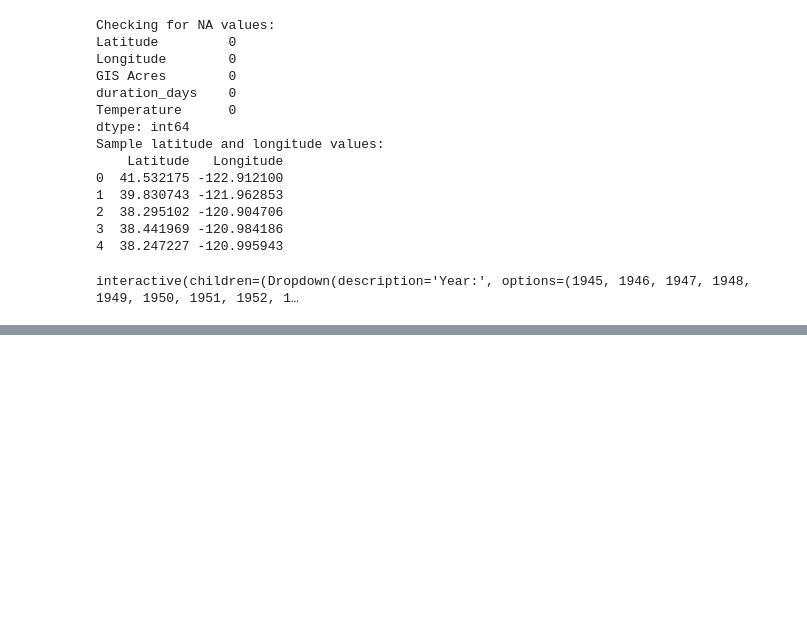
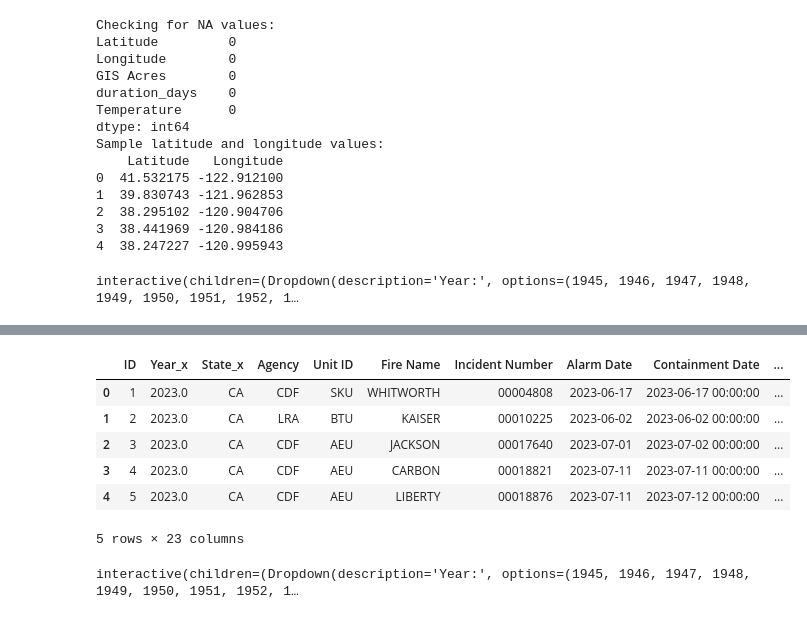
Before and after one commit to wrwr4859/UCB-Project3-Group3, a Jupyter notebook: ca_climate_change.ipynb, the cells around one changed output, grey strips where cells are left out. Drawn from its saved outputs; the diff is of its cells as text; code cells hidden in the pictures; blank space fills up the shorter version.

```diff
--- a/ca_climate_change.ipynb
+++ b/ca_climate_change.ipynb
@@ -1298,0 +1236,58 @@ widgets.interactive(update_heatmap, year=year_dropdown)
+# %%
+df1.head()
+# %% [output]
+|  | ID | Year_x | State_x | Agency | Unit ID | Fire Name | Incident Number | Alarm Date | Containment Date | ... |
+| 0 | 1 | 2023.0 | CA | CDF | SKU | WHITWORTH | 00004808 | 2023-06-17 | 2023-06-17 00:00:00 | ... |
+| 1 | 2 | 2023.0 | CA | LRA | BTU | KAISER | 00010225 | 2023-06-02 | 2023-06-02 00:00:00 | ... |
+| 2 | 3 | 2023.0 | CA | CDF | AEU | JACKSON | 00017640 | 2023-07-01 | 2023-07-02 00:00:00 | ... |
+| 3 | 4 | 2023.0 | CA | CDF | AEU | CARBON | 00018821 | 2023-07-11 | 2023-07-11 00:00:00 | ... |
+| 4 | 5 | 2023.0 | CA | CDF | AEU | LIBERTY | 00018876 | 2023-07-11 | 2023-07-12 00:00:00 | ... |
+5 rows × 23 columns
+# %%
+#Heatmap of wildfire duration
+#Duration of Wildfires Over Time
+conn = sqlite3.connect('wildfire.db')
+
+# Query to list all tables
+tables = pd.read_sql_query("SELECT name FROM sqlite_master WHERE type='table';", conn)
+
+# Close the connection
+conn.close()
+
+# Ensure df1 is properly loaded and processed
+df1['Alarm Date'] = pd.to_datetime(df1['Alarm Date'])
+df1['Latitude'] = df1['Latitude'].astype(float)
+df1['Longitude'] = df1['Longitude'].astype(float)
+df1['Temperature'] = df1['Temperature'].astype(float)
+
+# Function to filter data by year and update the heatmap
+def update_heatmap(year):
+    # Filter data for the selected year
+    filtered_df1 = df1[df1['Alarm Date'].dt.year == year]
+
+    # Prepare the data for the heatmap, using temperature as a weight
+    heat_data = [
+        [row['Latitude'], row['Longitude'], row['Temperature']]
+        for index, row in filtered_df1.iterrows()
+    ]
+
+    # Create a base map
+    m = folium.Map(location=[36.7783, -119.4179], zoom_start=6)
+
+    # Add the heatmap with temperature as a weighting factor
+    HeatMap(heat_data).add_to(m)
+
+    # Display the map
+    display(m)
+
+# Create a dropdown menu for selecting the year
+years = df1['Alarm Date'].dt.year.unique().tolist()
+year_dropdown = widgets.Dropdown(options=sorted(years), description='Year:')
+
+# Use interactive to link the dropdown to the heatmap update function
+interactive_map = widgets.interactive(update_heatmap, year=year_dropdown)
+
+# Display the interactive widget (dropdown) and the map
+display(interactive_map)
+# %% [output]
+interactive(children=(Dropdown(description='Year:', options=(1945, 1946, 1947, 1948, 1949, 1950, 1951, 1952, 1…
```
Also changed, not shown: parts of 2 cells of this notebook, 1 other file.
